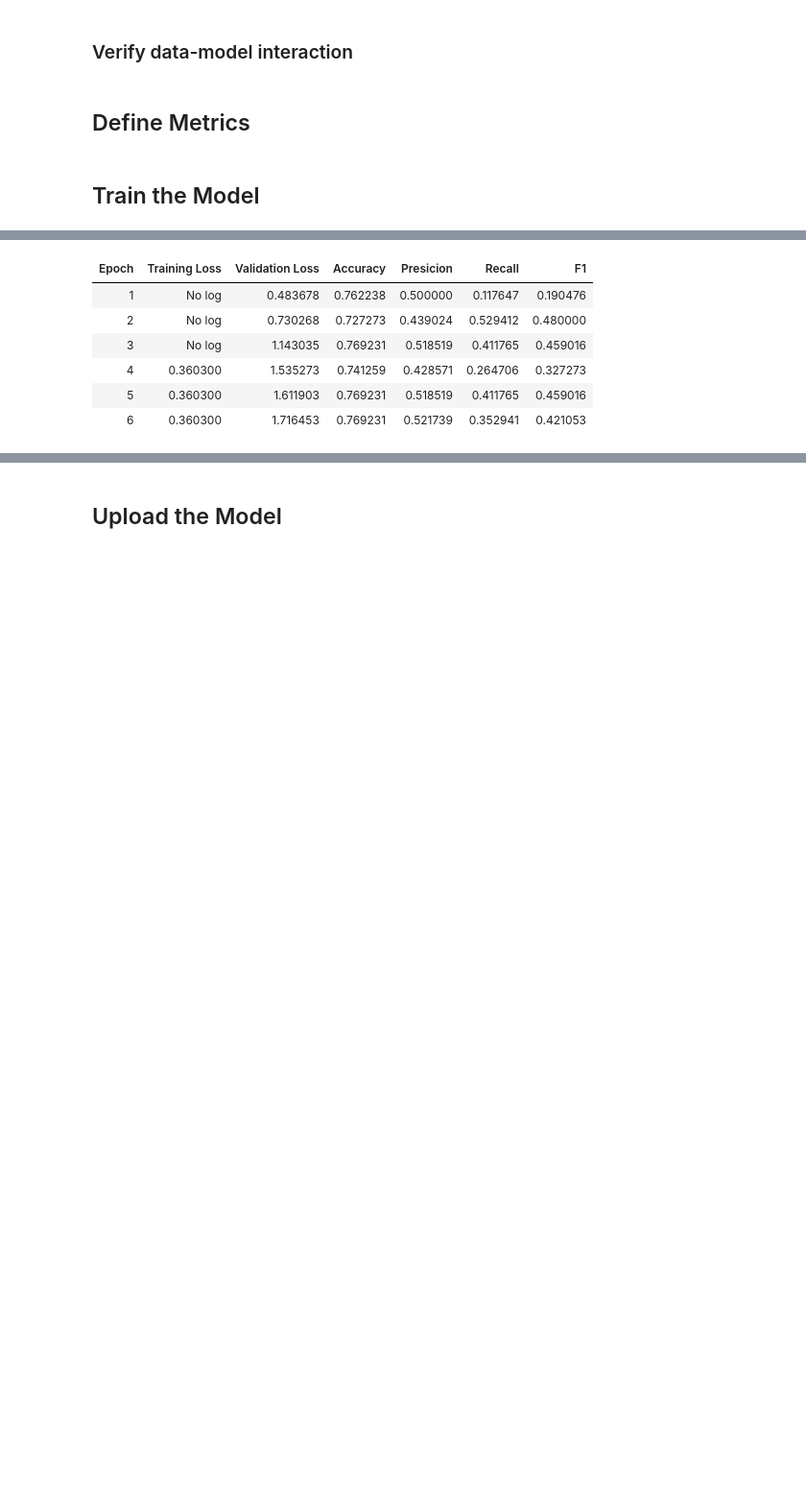
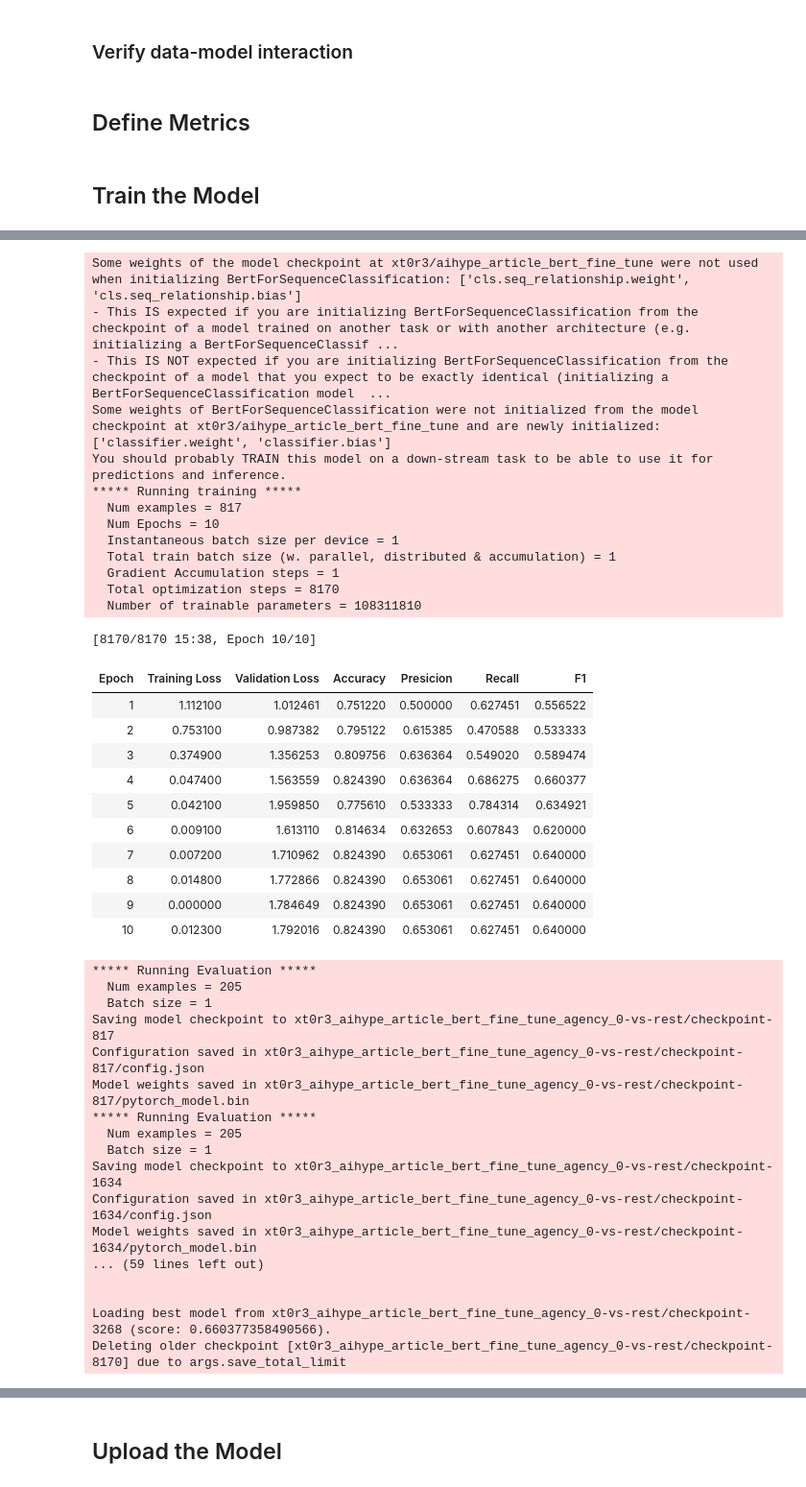
Before and after one commit to xt0r3-Cambridge/Group-Alpha, a Jupyter notebook: model/pretrained_one_vs_rest.ipynb, the cells around one changed output, grey strips where cells are left out. Shown at 96% size. Cells and saved outputs as stored; diff of their text form; code cells hidden in the pictures; blank space fills up the shorter version.

```diff
--- a/model/pretrained_one_vs_rest.ipynb
+++ b/model/pretrained_one_vs_rest.ipynb
@@ -221,8 +237,8 @@ class HighPrecisionTrainer(Trainer):
   # TODO: increase if we have more data
 metric_name = "f1"
 # %%
-for model_name, weight_decay in product(['xt0r3/aihype_article_bert_fine_tune', 'bert-base-cased'], [0.0, 0.01]):
-    for i in range(0, 5):
+for model_name, weight_decay in product(['xt0r3/aihype_article_bert_fine_tune', 'bert-base-cased'], [0.0]):  # , 0.01]):
+    for i in range(0, 4):
         batch_size = 2 ** i
         print(f'batch size: {2 ** i}\nmodel: {model_name}\nweight decay: {weight_decay}')
 
@@ -235,13 +251,13 @@ for model_name, weight_decay in product(['xt0r3/aihype_article_bert_fine_tune',
             )
 
             training_args = TrainingArguments(
-                f"{model_name.replace('/', '_')}_{label}-vs-rest",
+                f"{model_name.replace('/', '_')}_{label}_{i}-vs-rest",
                 evaluation_strategy="epoch",
                 save_strategy="epoch",
                 learning_rate=2e-5,
                 per_device_train_batch_size=batch_size,
                 per_device_eval_batch_size=batch_size,
-                num_train_epochs=num_epochs[label] + i * 2,
+                num_train_epochs=num_epochs[label],
                 weight_decay=weight_decay,
                 report_to="none",
                 load_best_model_at_end=True,
@@ -264,7 +283,42 @@ for model_name, weight_decay in product(['xt0r3/aihype_article_bert_fine_tune',
+Some weights of the model checkpoint at xt0r3/aihype_article_bert_fine_tune were not used when initializing BertForSequenceClassification: ['cls.seq_relationship.weight', 'cls.seq_relationship.bias']
+- This IS expected if you are initializing BertForSequenceClassification from the checkpoint of a model trained on another task or with another architecture (e.g. initializing a BertForSequenceClassif ...
+- This IS NOT expected if you are initializing BertForSequenceClassification from the checkpoint of a model that you expect to be exactly identical (initializing a BertForSequenceClassification model  ...
+Some weights of BertForSequenceClassification were not initialized from the model checkpoint at xt0r3/aihype_article_bert_fine_tune and are newly initialized: ['classifier.weight', 'classifier.bias']
+You should probably TRAIN this model on a down-stream task to be able to use it for predictions and inference.
+***** Running training *****
+  Num examples = 817
+  Num Epochs = 10
+  Instantaneous batch size per device = 1
+  Total train batch size (w. parallel, distributed & accumulation) = 1
+  Gradient Accumulation steps = 1
+  Total optimization steps = 8170
+  Number of trainable parameters = 108311810
+[8170/8170 15:38, Epoch 10/10]
 | Epoch | Training Loss | Validation Loss | Accuracy | Presicion | Recall | F1 |
-| 1 | No log | 0.483678 | 0.762238 | 0.500000 | 0.117647 | 0.190476 |
-| 2 | No log | 0.730268 | 0.727273 | 0.439024 | 0.529412 | 0.480000 |
-| 3 | No log | 1.143035 | 0.769231 | 0.518519 | 0.411765 | 0.459016 |
-| 4 | 0.360300 | 1.535273 | 0.741259 | 0.428571 | 0.264706 | 0.327273 |
-| 5 | 0.360300 | 1.611903 | 0.769231 | 0.518519 | 0.411765 | 0.459016 |
-| 6 | 0.360300 | 1.716453 | 0.769231 | 0.521739 | 0.352941 | 0.421053 |
+| 1 | 1.112100 | 1.012461 | 0.751220 | 0.500000 | 0.627451 | 0.556522 |
+| 2 | 0.753100 | 0.987382 | 0.795122 | 0.615385 | 0.470588 | 0.533333 |
+| 3 | 0.374900 | 1.356253 | 0.809756 | 0.636364 | 0.549020 | 0.589474 |
+| 4 | 0.047400 | 1.563559 | 0.824390 | 0.636364 | 0.686275 | 0.660377 |
+| 5 | 0.042100 | 1.959850 | 0.775610 | 0.533333 | 0.784314 | 0.634921 |
+| 6 | 0.009100 | 1.613110 | 0.814634 | 0.632653 | 0.607843 | 0.620000 |
+| 7 | 0.007200 | 1.710962 | 0.824390 | 0.653061 | 0.627451 | 0.640000 |
+| 8 | 0.014800 | 1.772866 | 0.824390 | 0.653061 | 0.627451 | 0.640000 |
+| 9 | 0.000000 | 1.784649 | 0.824390 | 0.653061 | 0.627451 | 0.640000 |
+| 10 | 0.012300 | 1.792016 | 0.824390 | 0.653061 | 0.627451 | 0.640000 |
+***** Running Evaluation *****
+  Num examples = 205
+  Batch size = 1
+Saving model checkpoint to xt0r3_aihype_article_bert_fine_tune_agency_0-vs-rest/checkpoint-817
+Configuration saved in xt0r3_aihype_article_bert_fine_tune_agency_0-vs-rest/checkpoint-817/config.json
+Model weights saved in xt0r3_aihype_article_bert_fine_tune_agency_0-vs-rest/checkpoint-817/pytorch_model.bin
+***** Running Evaluation *****
+  Num examples = 205
+  Batch size = 1
+Saving model checkpoint to xt0r3_aihype_article_bert_fine_tune_agency_0-vs-rest/checkpoint-1634
+Configuration saved in xt0r3_aihype_article_bert_fine_tune_agency_0-vs-rest/checkpoint-1634/config.json
+Model weights saved in xt0r3_aihype_article_bert_fine_tune_agency_0-vs-rest/checkpoint-1634/pytorch_model.bin
+... (59 lines left out)
+
+
+Loading best model from xt0r3_aihype_article_bert_fine_tune_agency_0-vs-rest/checkpoint-3268 (score: 0.660377358490566).
+Deleting older checkpoint [xt0r3_aihype_article_bert_fine_tune_agency_0-vs-rest/checkpoint-8170] due to args.save_total_limit
```
Also changed, not shown: parts of 4 cells of this notebook.
